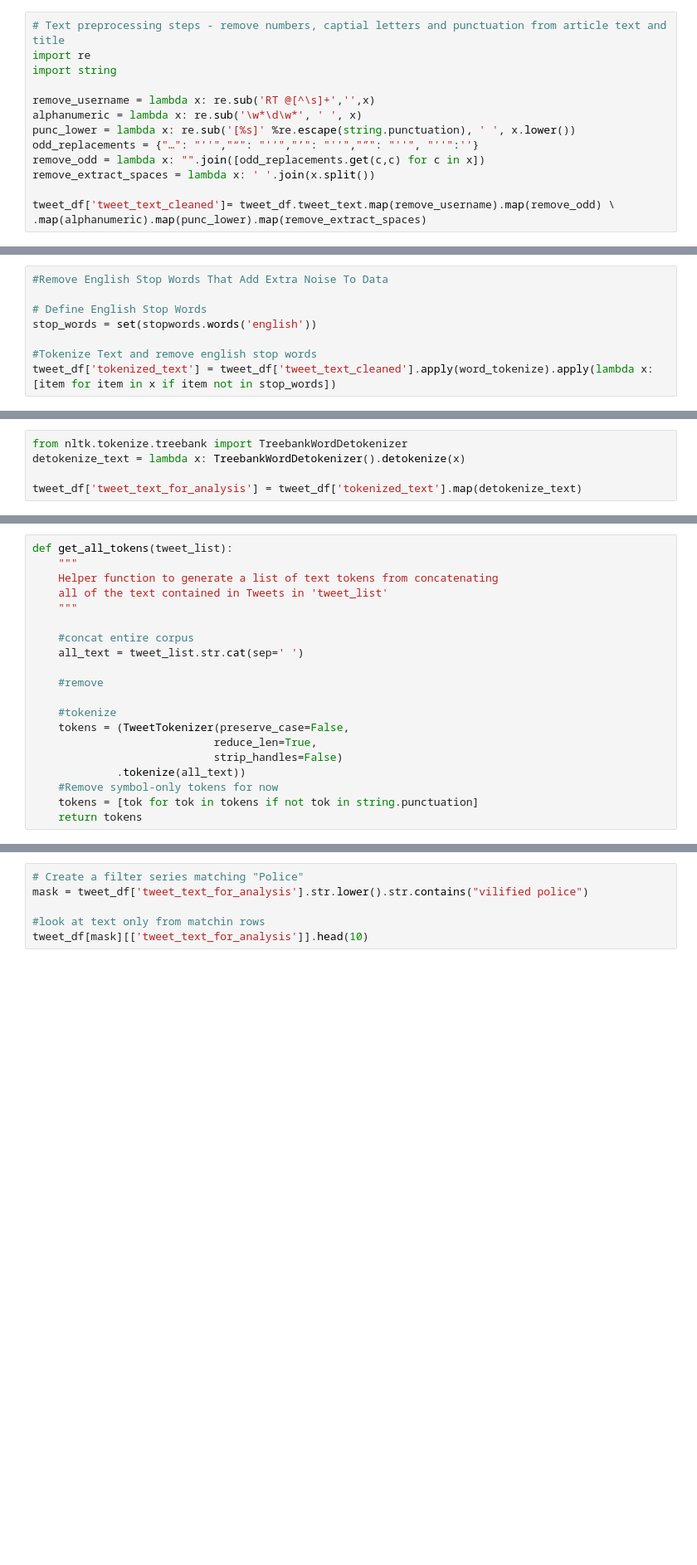
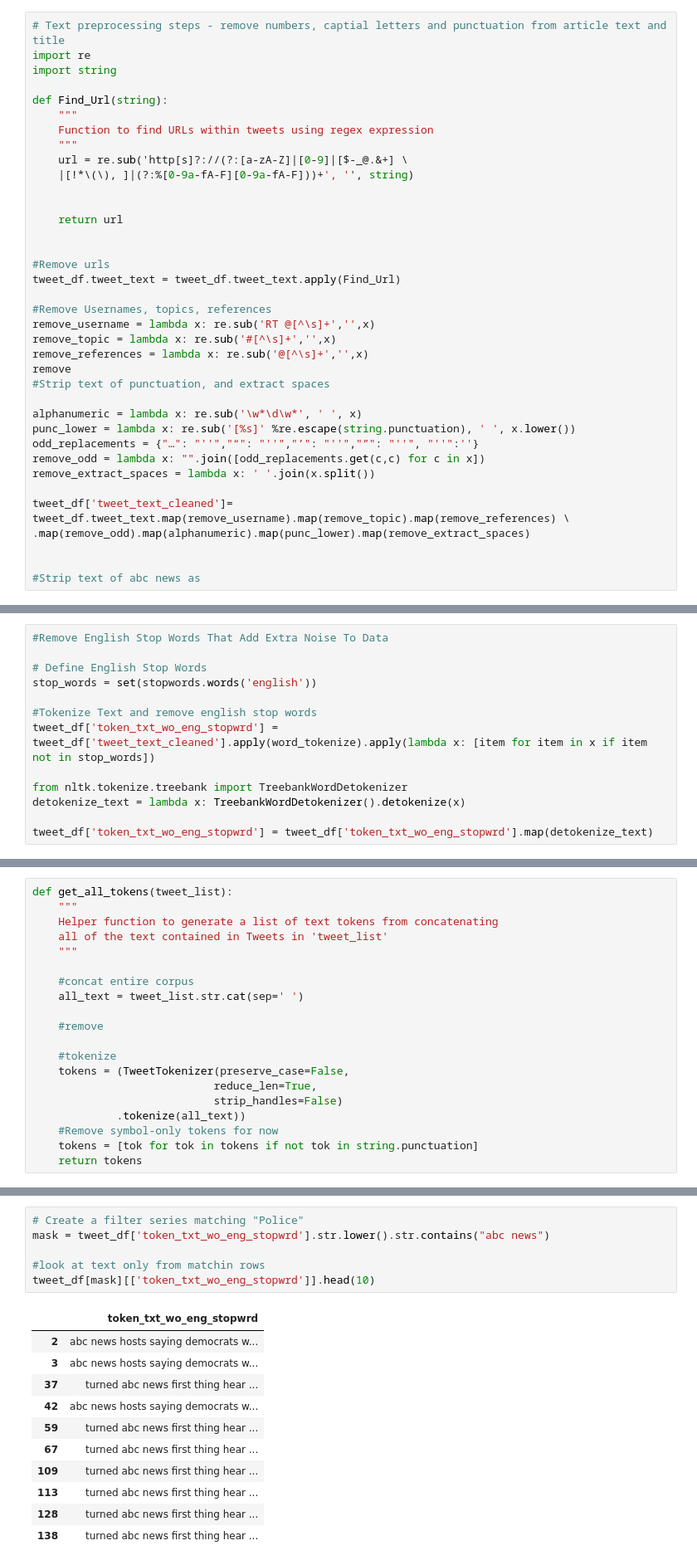
Before and after one commit to MohammadBakir/Discovering-User-Clusters, a Jupyter notebook: Clustering Users Using Twitter Data.ipynb, the cells around one changed output, grey strips where cells are left out. Shown at 83% size. Saved outputs shown, nothing was run; the diff lists cells and outputs as text; blank space fills up the shorter version.

Commit message:
Updated Cleaning Reqruiements
Updated Text Cleaning
Additional Punctuation  Removal
Removed URLs
Removed English Stop Words

```diff
--- a/Clustering Users Using Twitter Data.ipynb
+++ b/Clustering Users Using Twitter Data.ipynb
@@ -157,14 +157,37 @@ This is a very rough (but quick) way of getting a feel for the text data we have
 import re
 import string
 
+def Find_Url(string):
+    """
+    Function to find URLs within tweets using regex expression
+    """
+    url = re.sub('http[s]?://(?:[a-zA-Z]|[0-9]|[$-_@.&+] \
+    |[!*\(\), ]|(?:%[0-9a-fA-F][0-9a-fA-F]))+', '', string)
+
+
+    return url
+
+
+#Remove urls
+tweet_df.tweet_text = tweet_df.tweet_text.apply(Find_Url)
+
+#Remove Usernames, topics, references
 remove_username = lambda x: re.sub('RT @[^\s]+','',x)
+remove_topic = lambda x: re.sub('#[^\s]+','',x)
+remove_references = lambda x: re.sub('@[^\s]+','',x)
+remove
+#Strip text of punctuation, and extract spaces
+
 alphanumeric = lambda x: re.sub('\w*\d\w*', ' ', x)
 punc_lower = lambda x: re.sub('[%s]' %re.escape(string.punctuation), ' ', x.lower())
 odd_replacements = {"…": "''","“": "''","’": "''","”": "''", "''":''}
 remove_odd = lambda x: "".join([odd_replacements.get(c,c) for c in x])
 remove_extract_spaces = lambda x: ' '.join(x.split())
 
-tweet_df['tweet_text_cleaned']= tweet_df.tweet_text.map(remove_username).map(remove_odd) \
-.map(alphanumeric).map(punc_lower).map(remove_extract_spaces)
+tweet_df['tweet_text_cleaned']= tweet_df.tweet_text.map(remove_username).map(remove_topic).map(remove_references) \
+.map(remove_odd).map(alphanumeric).map(punc_lower).map(remove_extract_spaces)
+
+
+#Strip text of abc news as
 # %% [markdown]
 ### Remove StopWords
@@ -175,4 +218,9 @@ tweet_df['tweet_text_cleaned']= tweet_df.tweet_text.map(remove_username).map(rem
 stop_words = set(stopwords.words('english'))
 
 #Tokenize Text and remove english stop words
-tweet_df['tokenized_text'] = tweet_df['tweet_text_cleaned'].apply(word_tokenize).apply(lambda x: [item for item in x if item not in stop_words])
+tweet_df['token_txt_wo_eng_stopwrd'] = tweet_df['tweet_text_cleaned'].apply(word_tokenize).apply(lambda x: [item for item in x if item not in stop_words])
+
+from nltk.tokenize.treebank import TreebankWordDetokenizer
+detokenize_text = lambda x: TreebankWordDetokenizer().detokenize(x)
+
+tweet_df['token_txt_wo_eng_stopwrd'] = tweet_df['token_txt_wo_eng_stopwrd'].map(detokenize_text)
@@ -188,5 +226,0 @@ tweet_df.head(5)
-# %%
-from nltk.tokenize.treebank import TreebankWordDetokenizer
-detokenize_text = lambda x: TreebankWordDetokenizer().detokenize(x)
-
-tweet_df['tweet_text_for_analysis'] = tweet_df['tokenized_text'].map(detokenize_text)
@@ -248,6 +315,18 @@ We can go back to the Dataframe and filter on one of those terms to see what the
 # %%
 # Create a filter series matching "Police"
-mask = tweet_df['tweet_text_for_analysis'].str.lower().str.contains("vilified police")
+mask = tweet_df['token_txt_wo_eng_stopwrd'].str.lower().str.contains("abc news")
 
 #look at text only from matchin rows
-tweet_df[mask][['tweet_text_for_analysis']].head(10)
+tweet_df[mask][['token_txt_wo_eng_stopwrd']].head(10)
+# %% [output]
+|  | token_txt_wo_eng_stopwrd |
+| 2 | abc news hosts saying democrats w... |
+| 3 | abc news hosts saying democrats w... |
+| 37 | turned abc news first thing hear ... |
+| 42 | abc news hosts saying democrats w... |
+| 59 | turned abc news first thing hear ... |
+| 67 | turned abc news first thing hear ... |
+| 109 | turned abc news first thing hear ... |
+| 113 | turned abc news first thing hear ... |
+| 128 | turned abc news first thing hear ... |
+| 138 | turned abc news first thing hear ... |
```
Also changed, not shown: parts of 13 cells of this notebook, 1 other file.
